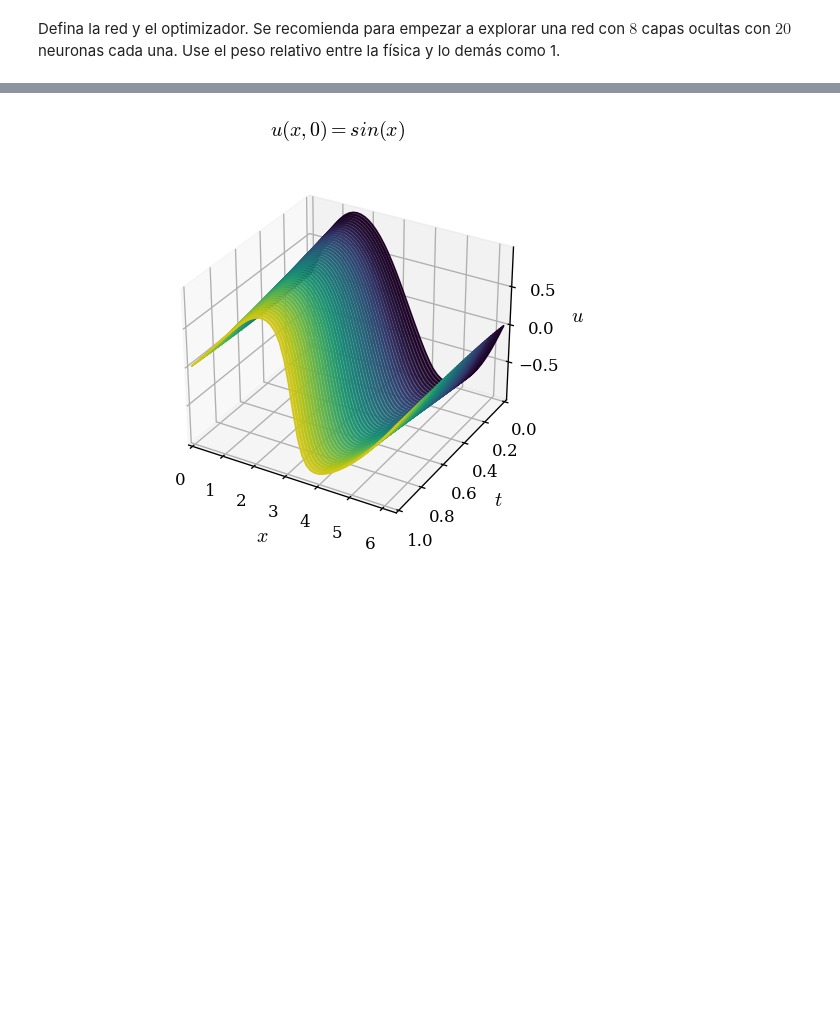
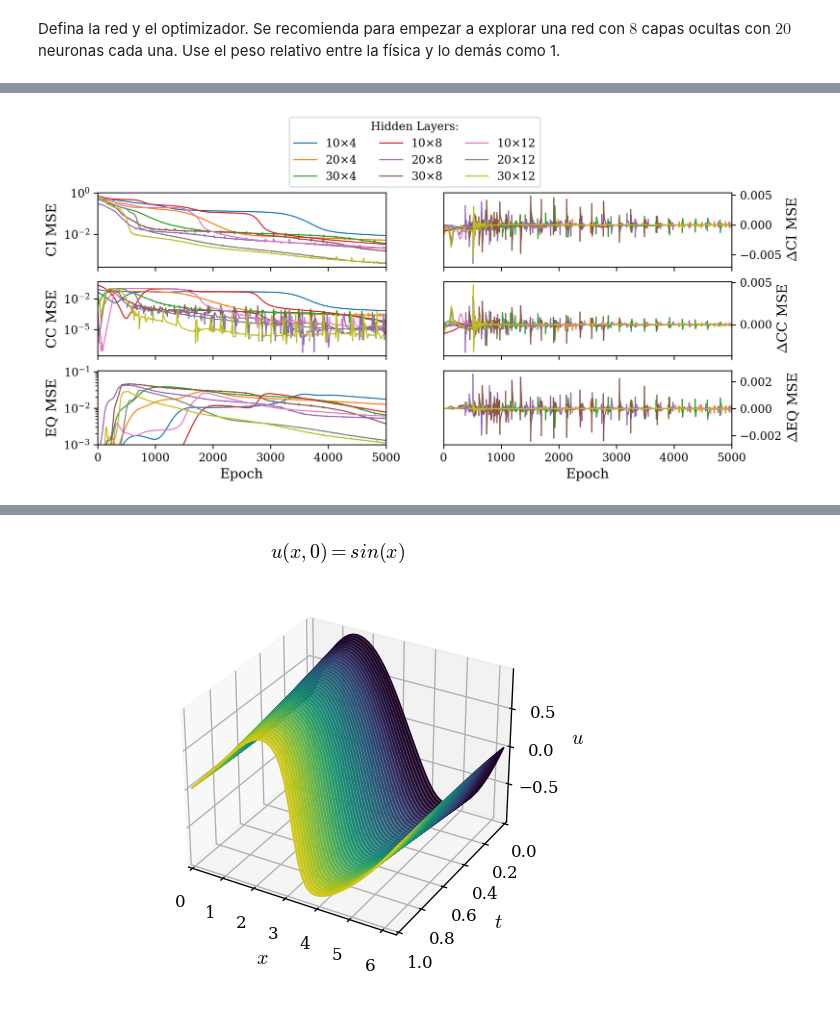
Before and after one commit to agustinbrusco/Sistemas_Complejos, a Jupyter notebook: guias/Guia2.ipynb, the cells around one changed output, grey strips where cells are left out. Saved outputs shown, nothing was run; the diff lists cells and outputs as text; code cells hidden in the pictures; blank space fills up the shorter version.

```diff
--- a/guias/Guia2.ipynb
+++ b/guias/Guia2.ipynb
@@ -673,3 +687,41 @@ plt.show()
+# %%
+tags = {
+    "burgers_solver_tanh_00": "20×8",
+    "burgers_solver_tanh_01": "10×4",
+    "burgers_solver_tanh_02": "20×4",
+    "burgers_solver_tanh_03": "30×4",
+    "burgers_solver_tanh_04": "10×8",
+    "burgers_solver_tanh_05": "30×8",
+    "burgers_solver_tanh_06": "10×12",
+    "burgers_solver_tanh_07": "20×12",
+    "burgers_solver_tanh_08": "30×12",
+}
+fig, axs = plt.subplots(3, 2, sharex=True, figsize=(10, 4))
+for model_name in [
+    "burgers_solver_tanh_01",
+    "burgers_solver_tanh_02",
+    "burgers_solver_tanh_03",
+    "burgers_solver_tanh_04",
+    "burgers_solver_tanh_00",
+    "burgers_solver_tanh_05",
+    "burgers_solver_tanh_06",
+    "burgers_solver_tanh_07",
+    "burgers_solver_tanh_08"
+]:
+    loss_vals = np.load(f"modelos_entrenados/{model_name}_loss.npy")
+    plot_training_loss(
+        loss_vals,
+        plot_every=5,
+        loss_plots_kwargs=dict(label=tags[model_name]),
+        diff_plots_kwargs=dict(linewidth=1, ls="-", ms=0),
+        axs=axs,
+    )
+# Extended legend over first ax:
+axs[0, 0].legend(title="Hidden Layers:", bbox_to_anchor=(1.1, 1), loc="lower center", ncol=3)
+axs[2, 0].set_ylim(bottom=1e-3)
+plt.show()
+# %% [output]
+[figure, added]
 # %%
 plot_size = 100
 t_plot = torch.linspace(0, 1, plot_size).view(-1, 1)  # Definimos muestra temporal para graficar
```
Also changed, not shown: parts of 15 cells of this notebook, 20 other files.
